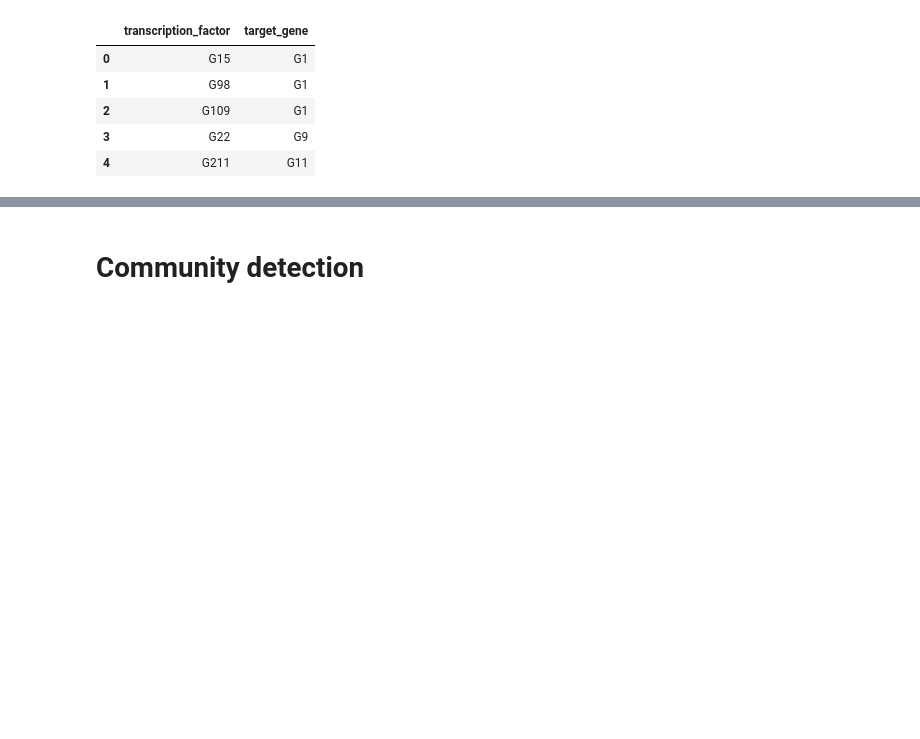
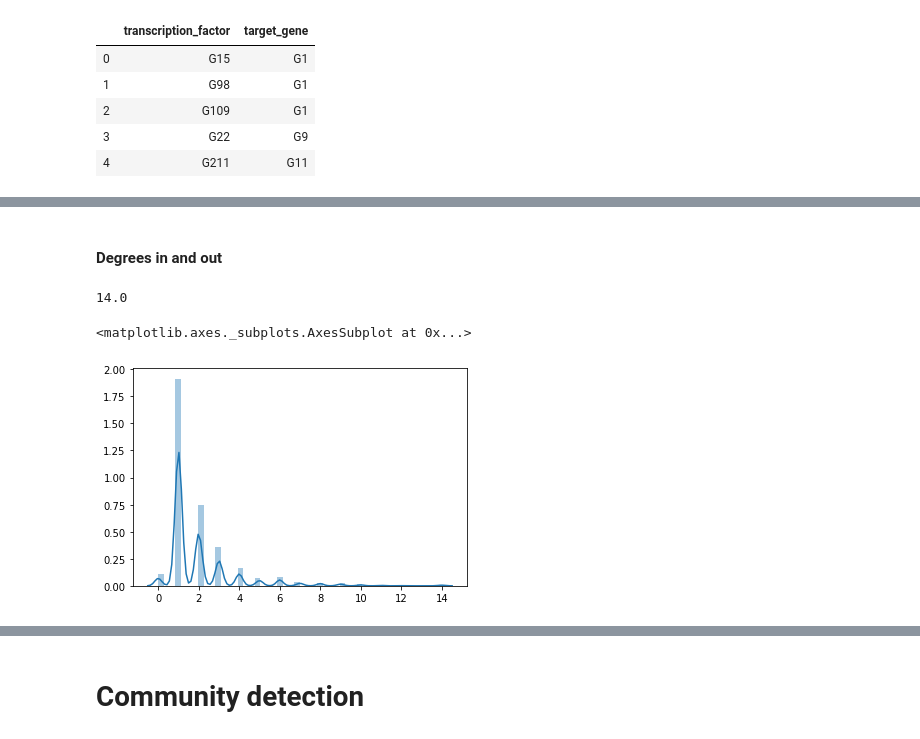
Before and after one commit to RuzickaJiri/Computer_Sciences, a Jupyter notebook: Graph_Theory.ipynb, the cells around one changed output, grey strips where cells are left out. Drawn from its saved outputs; the diff is of its cells as text; code cells hidden in the pictures; blank space fills up the shorter version.

```diff
--- a/Graph_Theory.ipynb
+++ b/Graph_Theory.ipynb
@@ -42,0 +140,18 @@ DegreeView({'G15': 84, 'G1': 122, 'G98': 82, 'G109': 68, 'G22': 76, 'G9': 1, 'G2
+# %% [markdown]
+#### Degrees in and out
+# %%
+adj_G = ntx.to_numpy_matrix(G, nodelist=G.nodes())
+adjacency = pd.DataFrame(adj_G)
+in_degree = adjacency.sum(axis=0).sort_values()
+out_degree = adjacency.sum(axis=1).sort_values()
+# %%
+in_dict = {}
+for node in G.nodes:
+    in_dict[node] = G.in_degree(node)
+
+print(max(in_degree))
+sns.distplot(in_degree)
+# %% [output]
+14.0
+<matplotlib.axes._subplots.AxesSubplot at 0x...>
+[figure, added]
```
Also changed, not shown: parts of 25 cells of this notebook.
